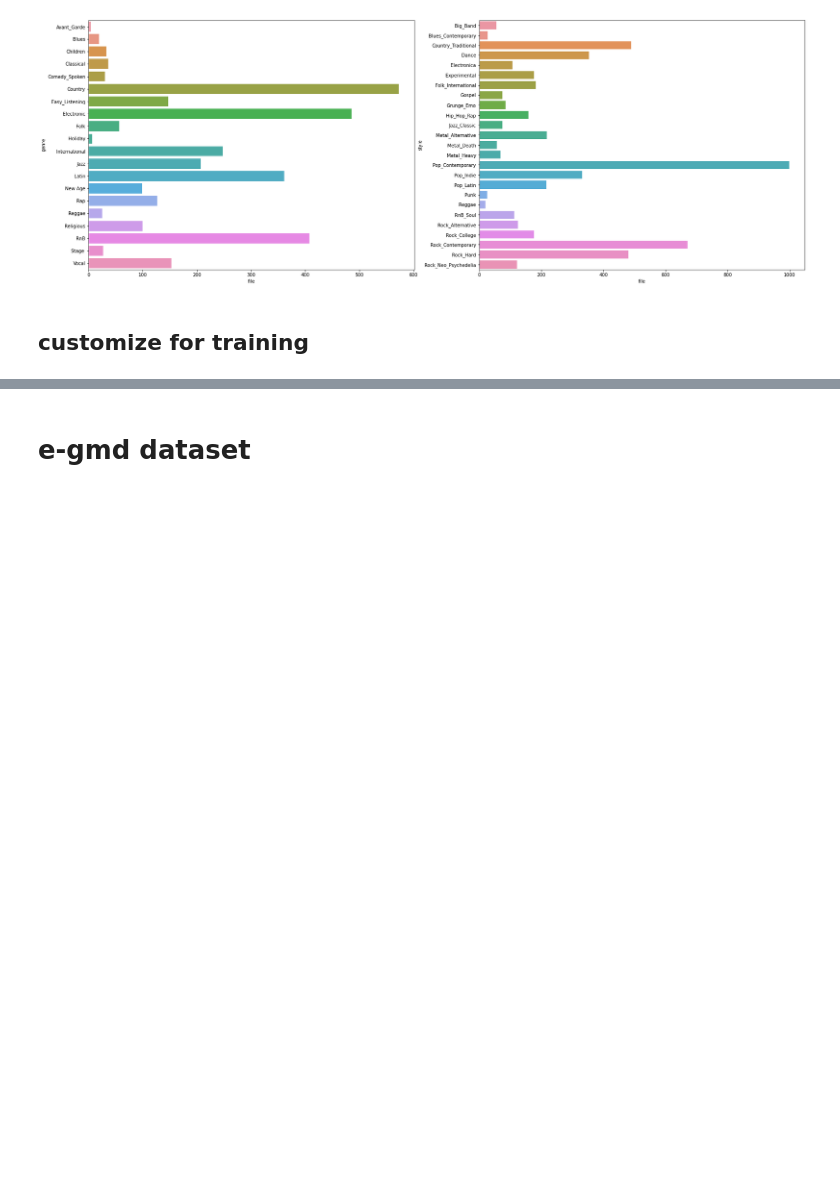
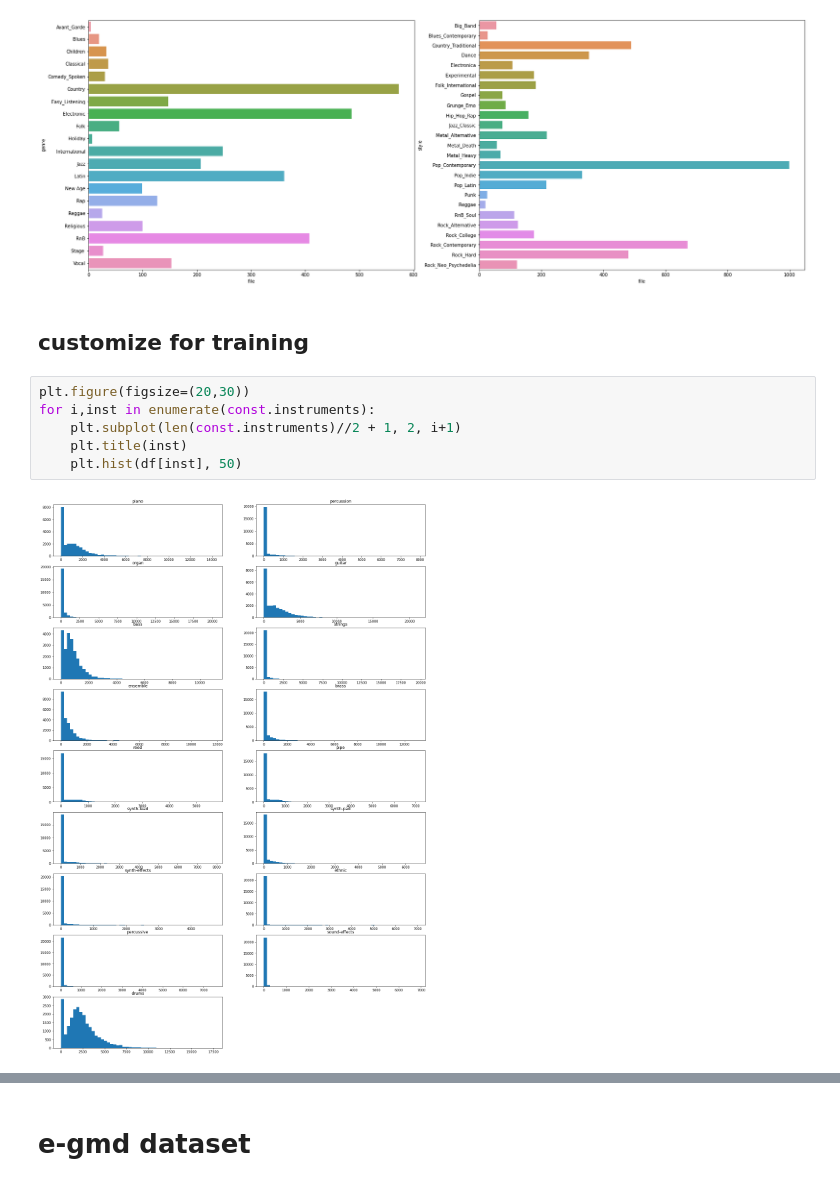
Before and after one commit to s-omranpour/MSG, a Jupyter notebook: data analysis.ipynb, the cells around one changed output, grey strips where cells are left out. Drawn from its saved outputs; the diff is of its cells as text; blank space fills up the shorter version.

```diff
--- a/data analysis.ipynb
+++ b/data analysis.ipynb
@@ -94,4 +95,12 @@ plt.show()
 [figure]
 # %% [markdown]
 ## customize for training
+# %%
+plt.figure(figsize=(20,30))
+for i,inst in enumerate(const.instruments):
+    plt.subplot(len(const.instruments)//2 + 1, 2, i+1)
+    plt.title(inst)
+    plt.hist(df[inst], 50)
+# %% [output]
+[figure, added]
 # %%
```
Also changed, not shown: parts of 9 cells of this notebook, 1 other file.
